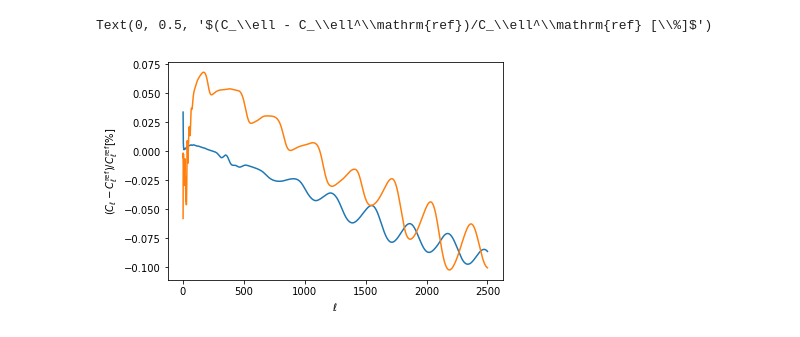
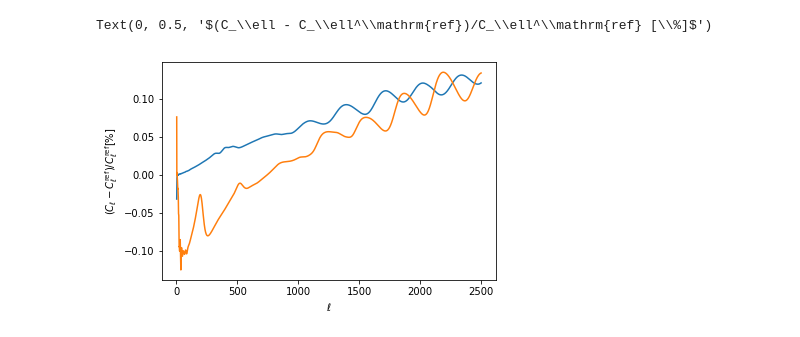
Before and after one commit to hongwanliu/class_public, a Jupyter notebook: notebooks/recfast_fudge.ipynb, the cells around one changed output. Drawn from its saved outputs; the diff is of its cells as text; code cells hidden in the pictures.

```diff
--- a/notebooks/recfast_fudge.ipynb
+++ b/notebooks/recfast_fudge.ipynb
@@ -12,21 +15,32 @@ import numpy as np
 # create instance of the class "Class"
 from classy import Class
 
-LambdaCDM = Class()
+hyrecLCDM = Class()
 
-LambdaCDM.set({
+hyrecLCDM.set({
     'recombination': 'hyrec',
-#     'Alpha_inf hyrec file': '../hyrec/Alpha_inf.dat',
     'output':'tCl,pCl,lCl,mPk',
     'lensing':'yes','P_k_max_1/Mpc':3.0
 })
 
-LambdaCDM.compute()
+hyrecLCDM.compute()
 
-hyrec_mod = Class()
+hyrec_new = Class()
+
+hyrec_new.set({
+    'recombination': 'hyrec',
+    'Alpha_inf hyrec file': '../hyrec/data/Alpha_Ar_400_beta_-2.6_n_250.dat',
+    'Beta_inf hyrec file':  '../hyrec/data/Beta_Ar_400_beta_-2.6_n_250.dat',
+    'R_2pto2s hyrec file':  '../hyrec/data/RR_2pto2s_Ar_400_beta_-2.6_n_250.dat',
+    'R_2sto2p hyrec file':  '../hyrec/data/'
+    'output':'tCl,pCl,lCl,mPk',
+    'lensing':'yes','P_k_max_1/Mpc':3.0
+})
+
+recfastLCDM = Class()
 # pass input parameters
 
-hyrec_mod.set({
+recfastLCDM.set({
     'recombination': 'recfast',
 #     'recombination': 'hyrec',
 #     'Alpha_inf hyrec file': '../hyrec/Alpha_BB_n_250_fine.dat',
@@ -37,26 +51,26 @@ hyrec_mod.set({
 
 # run class
 
-hyrec_mod.compute()
+recfastLCDM.compute()
 # %%
-cls_new = hyrec_mod.lensed_cl(2500)
-cls_std = LambdaCDM.lensed_cl(2500)
+cls_hyrec   = hyrecLCDM.lensed_cl(2500)
+cls_recfast = recfastLCDM.lensed_cl(2500)
 
-ll_vec_new = cls_new['ell']
-ll_vec_std = cls_std['ell']
+ll_vec_hyrec   = cls_hyrec['ell']
+ll_vec_recfast = cls_recfast['ell']
 
 plt.figure()
 
 ax = plt.gca()
 
 # ax.set_yscale('log')
 
-plt.plot(ll_vec_new, (cls_new['tt']/cls_std['tt'] - 1.)*100)
-plt.plot(ll_vec_new, (cls_new['ee']/cls_std['ee'] - 1.)*100)
+plt.plot(ll_vec_hyrec,   (cls_hyrec['tt']/cls_recfast['tt'] - 1.)*100)
+plt.plot(ll_vec_recfast, (cls_hyrec['ee']/cls_recfast['ee'] - 1.)*100)
 
 
 plt.xlabel(r'$\ell$')
 plt.ylabel(r'$(C_\ell - C_\ell^\mathrm{ref})/C_\ell^\mathrm{ref} [\%]$')
 # %% [output]
 Text(0, 0.5, '$(C_\\ell - C_\\ell^\\mathrm{ref})/C_\\ell^\\mathrm{ref} [\\%]$')
-[figure, old version]
+[figure, new version]
```
Also changed, not shown: parts of 10 cells of this notebook, 8 other files.
